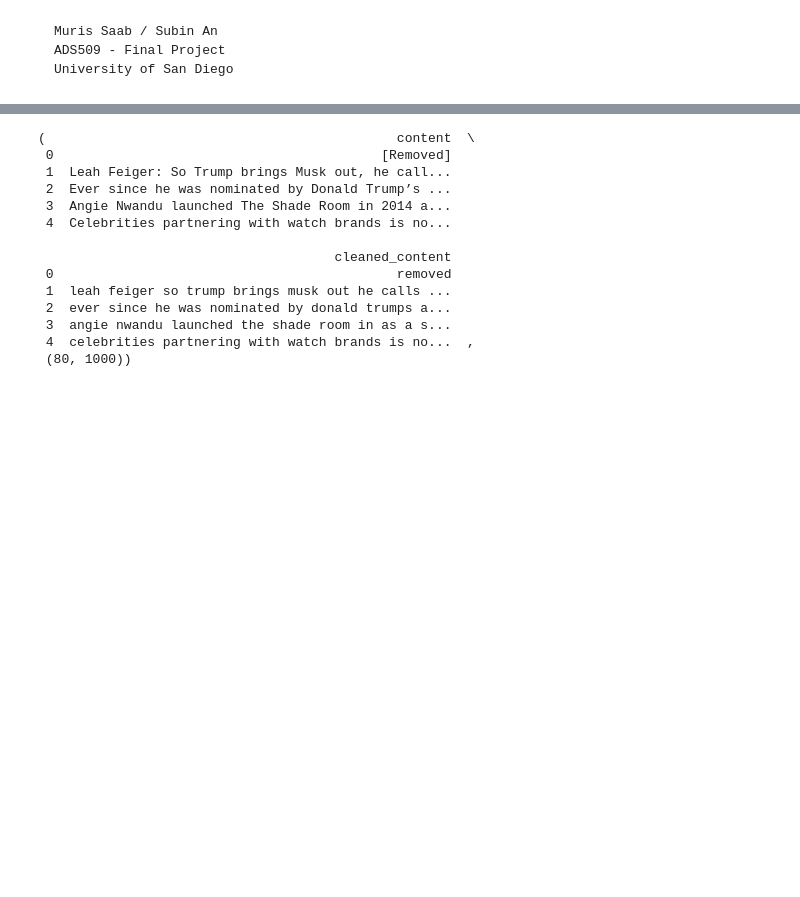
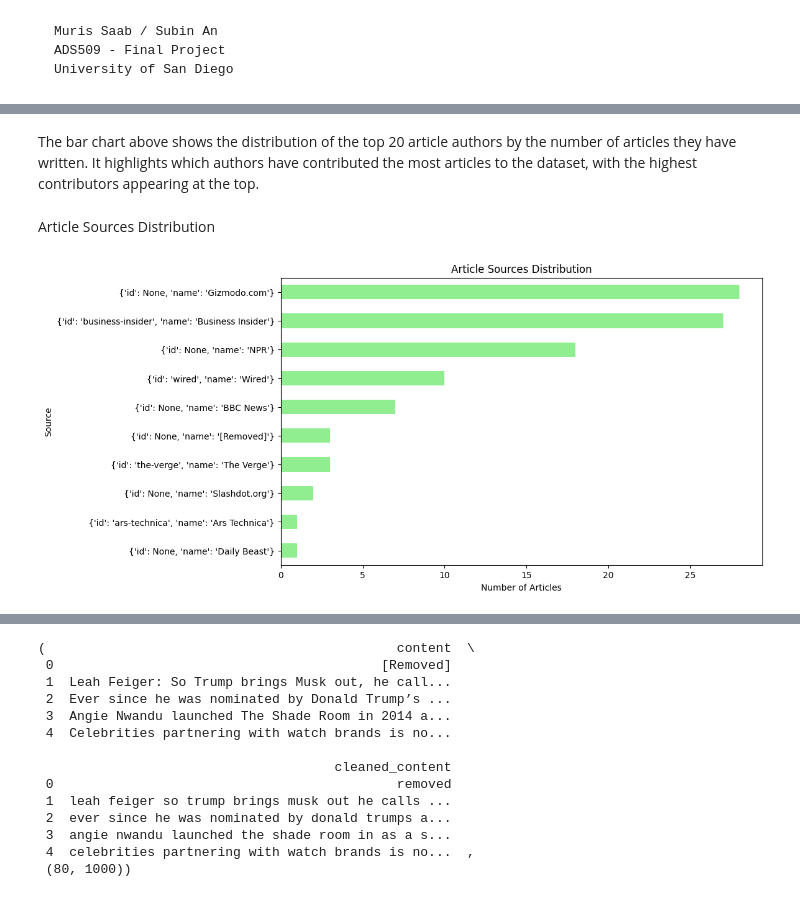
Before and after one commit to murissaab1976/ADS509-module7, a Jupyter notebook: ADS509_FinalProject.ipynb, the cells around one changed output, grey strips where cells are left out. Saved outputs shown, nothing was run; the diff lists cells and outputs as text; code cells hidden in the pictures; blank space fills up the shorter version.

```diff
--- a/ADS509_FinalProject.ipynb
+++ b/ADS509_FinalProject.ipynb
@@ -33,0 +133,18 @@ news_articles_df.head()
+# %% [markdown]
+The bar chart above shows the distribution of the top 20 article authors by the number of articles they have written. It highlights which authors have contributed the most articles to the dataset, with the highest contributors appearing at the top.
+# %% [markdown]
+Article Sources Distribution
+# %%
+# Count the number of articles per source
+source_counts = news_articles_df['source'].value_counts()
+
+# Plot the distribution of article sources
+plt.figure(figsize=(10, 6))
+source_counts.plot(kind='barh', color='lightgreen')
+plt.title('Article Sources Distribution')
+plt.xlabel('Number of Articles')
+plt.ylabel('Source')
+plt.gca().invert_yaxis()  # Invert the y-axis to have the highest count on top
+plt.show()
+# %% [output]
+[figure, added]
```
Also changed, not shown: parts of 12 cells of this notebook, 1 other file.
